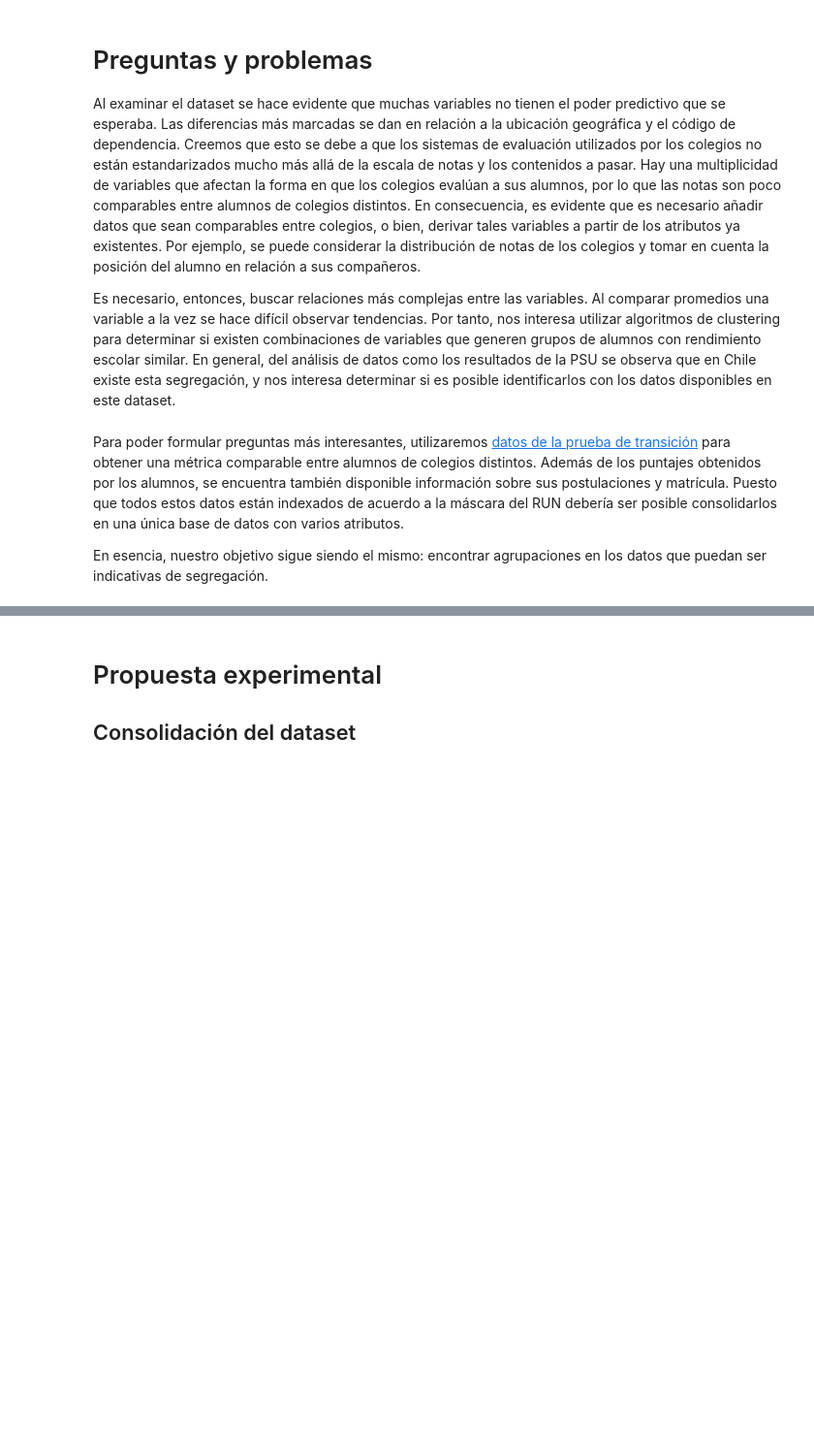
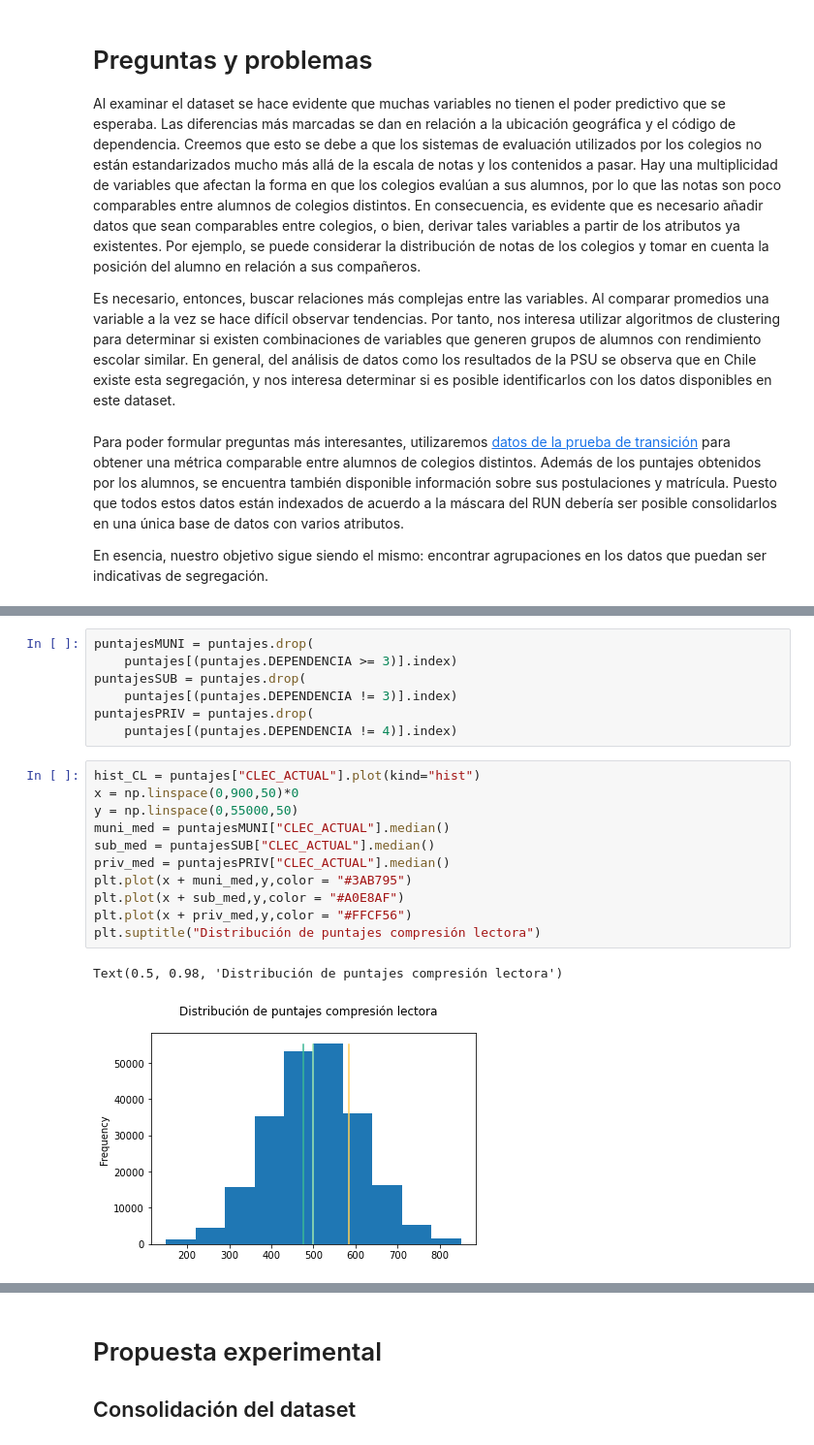
Before and after one commit to zerujio/proyecto-cc5206, a Jupyter notebook: hito_2.ipynb, the cells around one changed output, grey strips where cells are left out. Shown: that part at 97% size. Cells and saved outputs as stored; diff of their text form; blank space fills up the shorter version.

```diff
--- a/hito_2.ipynb
+++ b/hito_2.ipynb
@@ -404,0 +478,21 @@ En esencia, nuestro objetivo sigue siendo el mismo: encontrar agrupaciones en lo
+# %%
+puntajesMUNI = puntajes.drop(
+    puntajes[(puntajes.DEPENDENCIA >= 3)].index)
+puntajesSUB = puntajes.drop(
+    puntajes[(puntajes.DEPENDENCIA != 3)].index)
+puntajesPRIV = puntajes.drop(
+    puntajes[(puntajes.DEPENDENCIA != 4)].index)
+# %%
+hist_CL = puntajes["CLEC_ACTUAL"].plot(kind="hist")
+x = np.linspace(0,900,50)*0
+y = np.linspace(0,55000,50)
+muni_med = puntajesMUNI["CLEC_ACTUAL"].median()
+sub_med = puntajesSUB["CLEC_ACTUAL"].median()
+priv_med = puntajesPRIV["CLEC_ACTUAL"].median()
+plt.plot(x + muni_med,y,color = "#3AB795")
+plt.plot(x + sub_med,y,color = "#A0E8AF")
+plt.plot(x + priv_med,y,color = "#FFCF56")
+plt.suptitle("Distribución de puntajes compresión lectora")
+# %% [output]
+Text(0.5, 0.98, 'Distribución de puntajes compresión lectora')
+[figure, added]
```
Also changed, not shown: parts of 15 cells of this notebook.
